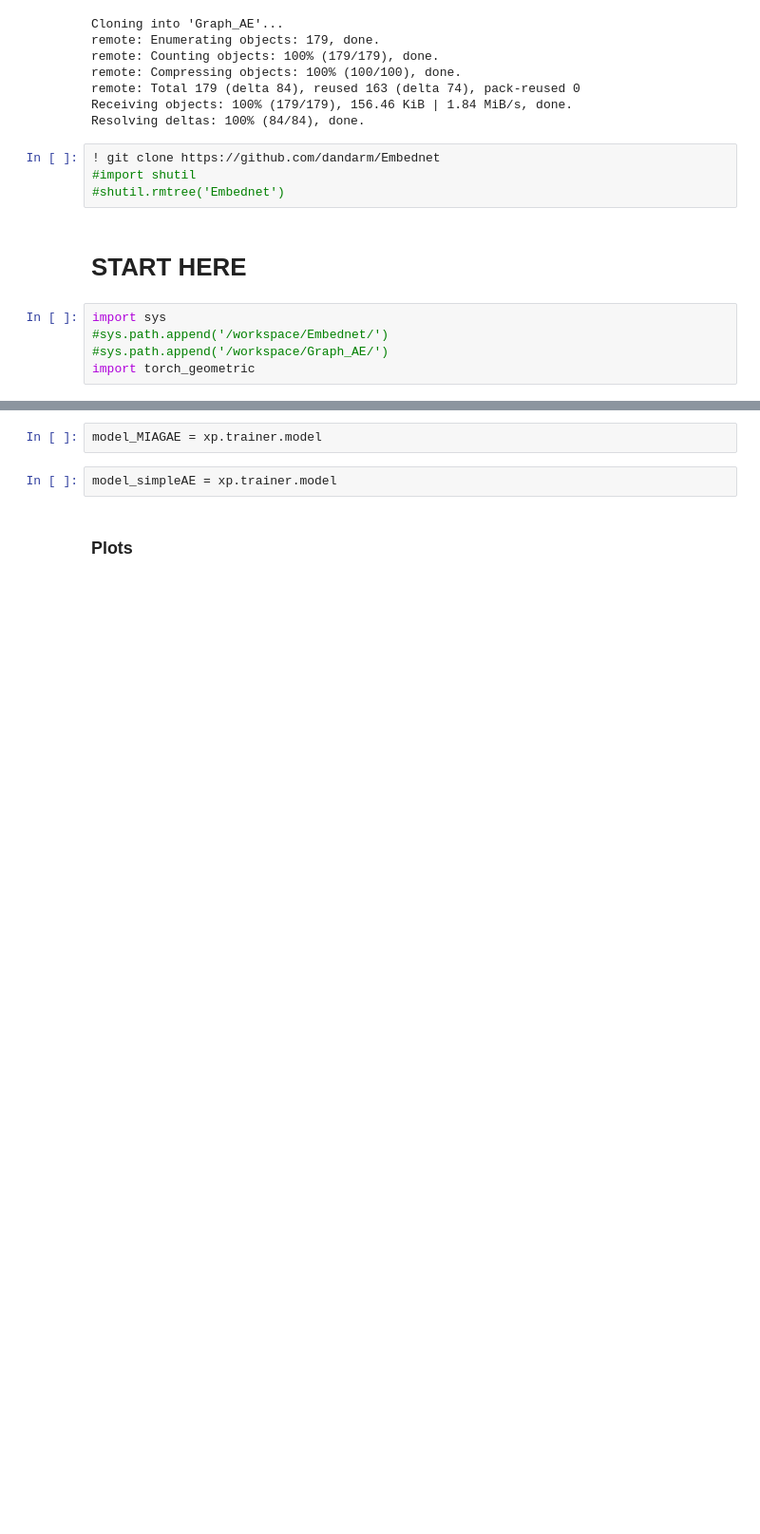
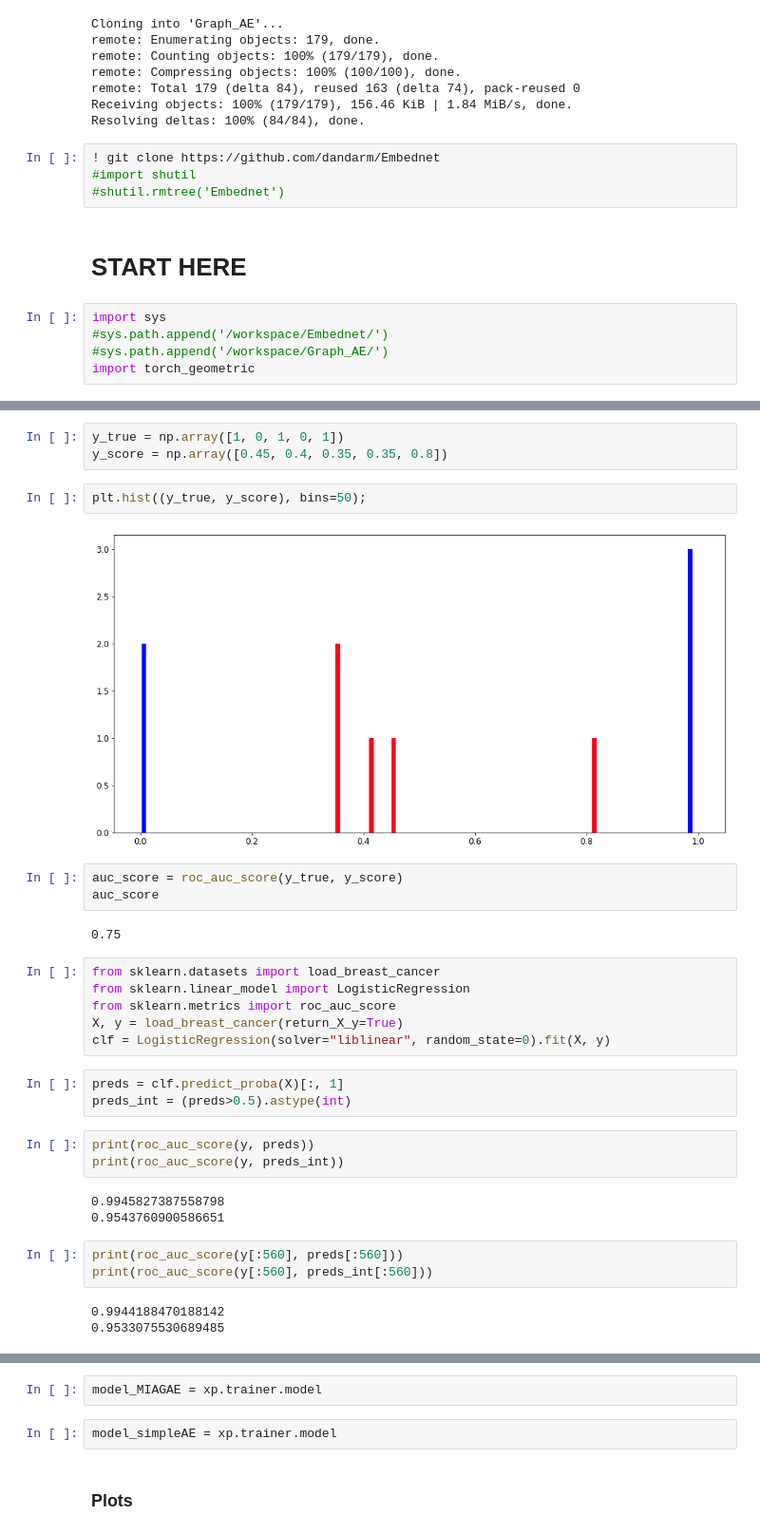
Before and after one commit to dandarm/Embednet, a Jupyter notebook: Pod_Autoencoder.ipynb, the cells around one changed output, grey strips where cells are left out. Shown at 95% size. Drawn from its saved outputs; the diff is of its cells as text; blank space fills up the shorter version.

```diff
--- a/Pod_Autoencoder.ipynb
+++ b/Pod_Autoencoder.ipynb
@@ -233,0 +268,33 @@ test accuracy finale: 0
+# %%
+y_true = np.array([1, 0, 1, 0, 1])
+y_score = np.array([0.45, 0.4, 0.35, 0.35, 0.8])
+# %%
+plt.hist((y_true, y_score), bins=50);
+# %% [output]
+[figure, added]
+# %%
+auc_score = roc_auc_score(y_true, y_score)
+auc_score
+# %% [output]
+0.75
+# %%
+from sklearn.datasets import load_breast_cancer
+from sklearn.linear_model import LogisticRegression
+from sklearn.metrics import roc_auc_score
+X, y = load_breast_cancer(return_X_y=True)
+clf = LogisticRegression(solver="liblinear", random_state=0).fit(X, y)
+# %%
+preds = clf.predict_proba(X)[:, 1]
+preds_int = (preds>0.5).astype(int)
+# %%
+print(roc_auc_score(y, preds))
+print(roc_auc_score(y, preds_int))
+# %% [output]
+0.9945827387558798
+0.9543760900586651
+# %%
+print(roc_auc_score(y[:560], preds[:560]))
+print(roc_auc_score(y[:560], preds_int[:560]))
+# %% [output]
+0.9944188470188142
+0.9533075530689485
```
Also changed, not shown: parts of 19 cells of this notebook, 18 other files.
